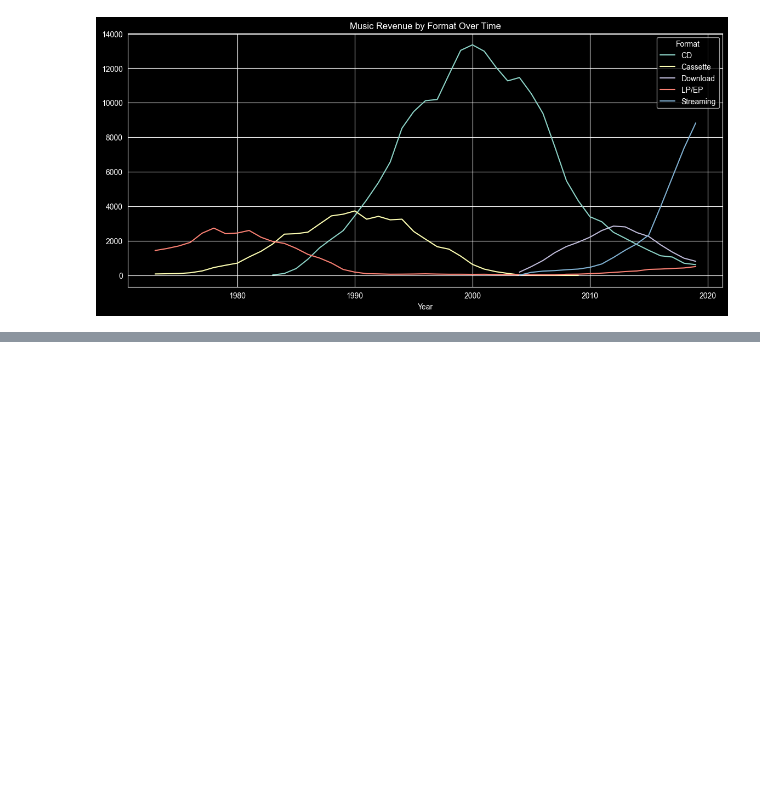
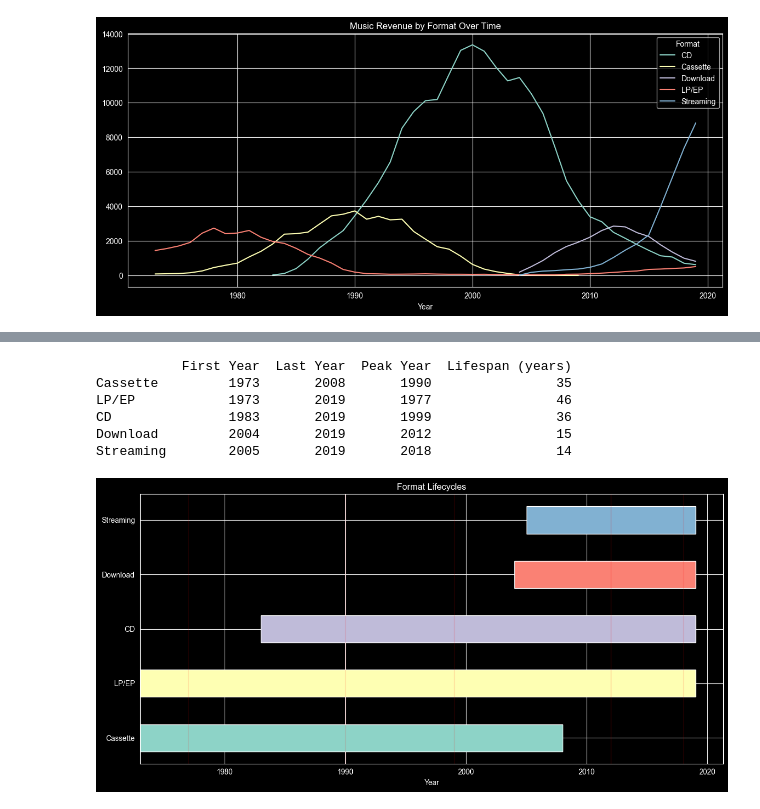
Before and after one commit to JohnnyHyytiainen/DEUX2025_music_project, a Jupyter notebook: notebooks/eda-felix-music-format-year.ipynb, the cells around one changed output, grey strips where cells are left out. Cells and saved outputs as stored; diff of their text form; code cells hidden in the pictures; blank space fills up the shorter version.

```diff
--- a/notebooks/eda-felix-music-format-year.ipynb
+++ b/notebooks/eda-felix-music-format-year.ipynb
@@ -159,0 +210,42 @@ pivot.plot(figsize=(14, 6), title='Music Revenue by Format Over Time')
+# %%
+# --- First and last year each format had non-zero revenue ---
+lifecycle = {}
+for fmt in pivot.columns:
+    active = pivot[fmt].dropna()
+    active = active[active > 0]
+    if not active.empty:
+        lifecycle[fmt] = {
+            'First Year': active.index.min(),
+            'Last Year': active.index.max(),
+            'Peak Year': active.idxmax(),
+            'Lifespan (years)': active.index.max() - active.index.min()
+        }
+
+lifecycle_df = pd.DataFrame(lifecycle).T.sort_values('First Year')
+print(lifecycle_df)
+# %% [output]
+           First Year  Last Year  Peak Year  Lifespan (years)
+Cassette         1973       2008       1990                35
+LP/EP            1973       2019       1977                46
+CD               1983       2019       1999                36
+Download         2004       2019       2012                15
+Streaming        2005       2019       2018                14
+# %%
+# --- Visualise as a Gantt-style chart ---
+import matplotlib.pyplot as plt
+import matplotlib.patches as mpatches
+
+fig, ax = plt.subplots(figsize=(12, 6))
+
+for i, (fmt, row) in enumerate(lifecycle_df.iterrows()):
+    ax.barh(i, row['Lifespan (years)'], left=row['First Year'], height=0.5)
+    ax.axvline(x=row['Peak Year'], color='red', alpha=0.1)
+
+ax.set_yticks(range(len(lifecycle_df)))
+ax.set_yticklabels(lifecycle_df.index)
+ax.set_xlabel('Year')
+ax.set_title('Format Lifecycles')
+plt.tight_layout()
+plt.show()
+# %% [output]
+[figure, added]
```
Also changed, not shown: parts of 3 cells of this notebook.
